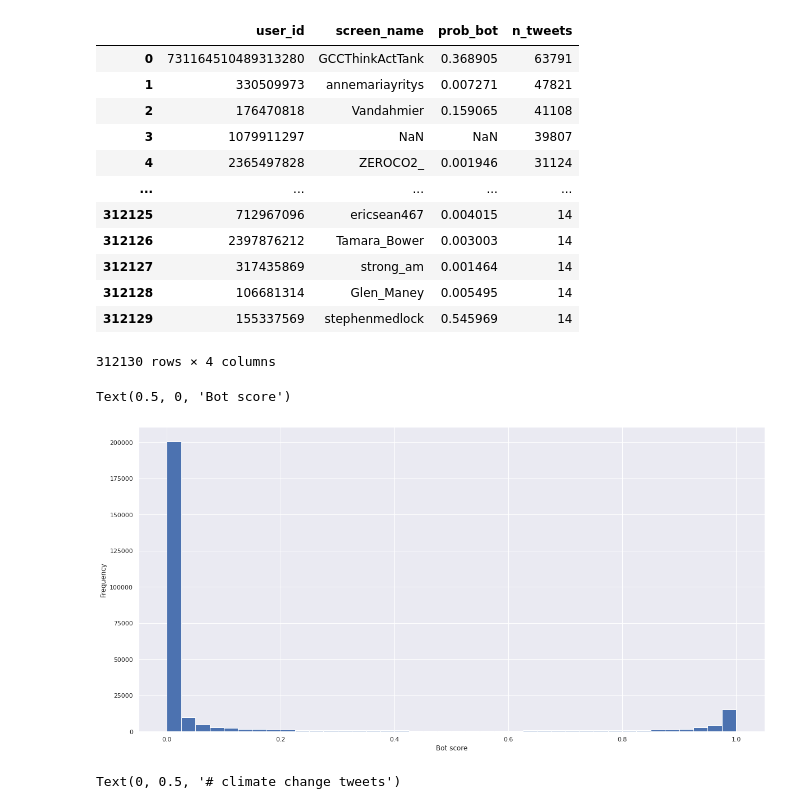
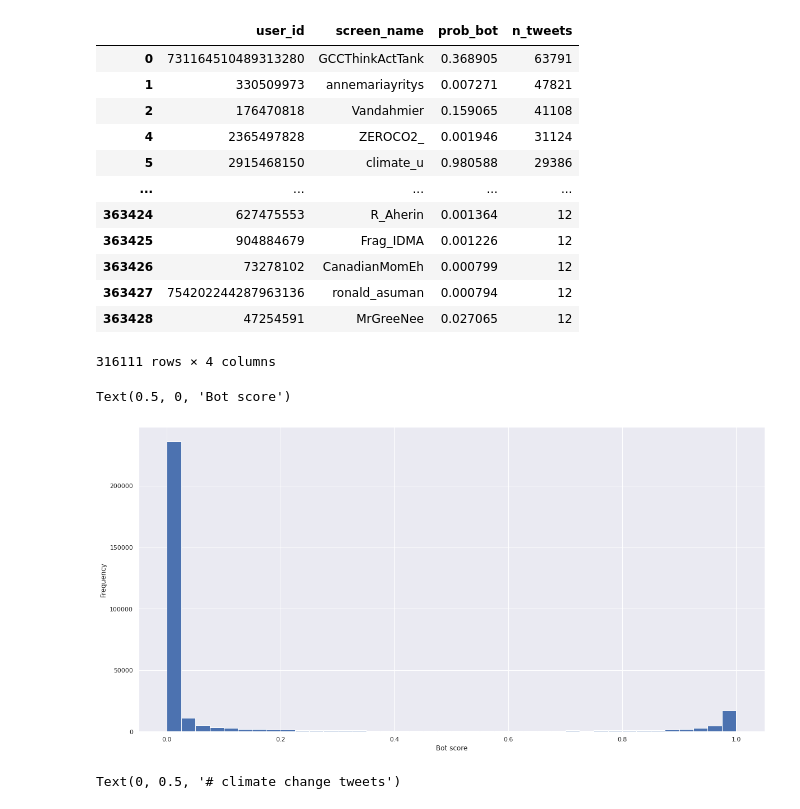
Before and after one commit to UoA-eResearch/twitter_analysis, a Jupyter notebook: bots.ipynb, the cells around one changed output. Saved outputs shown, nothing was run; the diff lists cells and outputs as text; code cells hidden in the pictures.

```diff
--- a/bots.ipynb
+++ b/bots.ipynb
@@ -21,26 +21,26 @@ pd.set_option('display.max_colwidth', -1)
 # Save datasets of unique users and ids for bot scoring. Takes ~13min
 #df[["username", "user_id"]].value_counts().to_csv("data/users.csv")
 # %%
-botscores = pd.read_csv("data/botscores.csv")
-botscores
+df = pd.read_csv("data/botscores.csv").dropna()
+df
 # %% [output]
 |  | user_id | screen_name | prob_bot | n_tweets |
 | 0 | 731164510489313280 | GCCThinkActTank | 0.368905 | 63791 |
 | 1 | 330509973 | annemariayritys | 0.007271 | 47821 |
 | 2 | 176470818 | Vandahmier | 0.159065 | 41108 |
-| 3 | 1079911297 | NaN | NaN | 39807 |
 | 4 | 2365497828 | ZEROCO2_ | 0.001946 | 31124 |
+| 5 | 2915468150 | climate_u | 0.980588 | 29386 |
 | ... | ... | ... | ... | ... |
-| 312125 | 712967096 | ericsean467 | 0.004015 | 14 |
-| 312126 | 2397876212 | Tamara_Bower | 0.003003 | 14 |
-| 312127 | 317435869 | strong_am | 0.001464 | 14 |
-| 312128 | 106681314 | Glen_Maney | 0.005495 | 14 |
-| 312129 | 155337569 | stephenmedlock | 0.545969 | 14 |
+| 363424 | 627475553 | R_Aherin | 0.001364 | 12 |
+| 363425 | 904884679 | Frag_IDMA | 0.001226 | 12 |
+| 363426 | 73278102 | CanadianMomEh | 0.000799 | 12 |
+| 363427 | 754202244287963136 | ronald_asuman | 0.000794 | 12 |
+| 363428 | 47254591 | MrGreeNee | 0.027065 | 12 |
-312130 rows × 4 columns
+316111 rows × 4 columns
 # %%
-botscores.prob_bot.plot(kind="hist", bins=40)
+df.prob_bot.plot(kind="hist", bins=40)
 plt.xlabel("Bot score")
 # %% [output]
 Text(0.5, 0, 'Bot score')
-[figure, old version]
+[figure, new version]
 # %%
```
Also changed, not shown: parts of 3 cells of this notebook, 3 other files.
